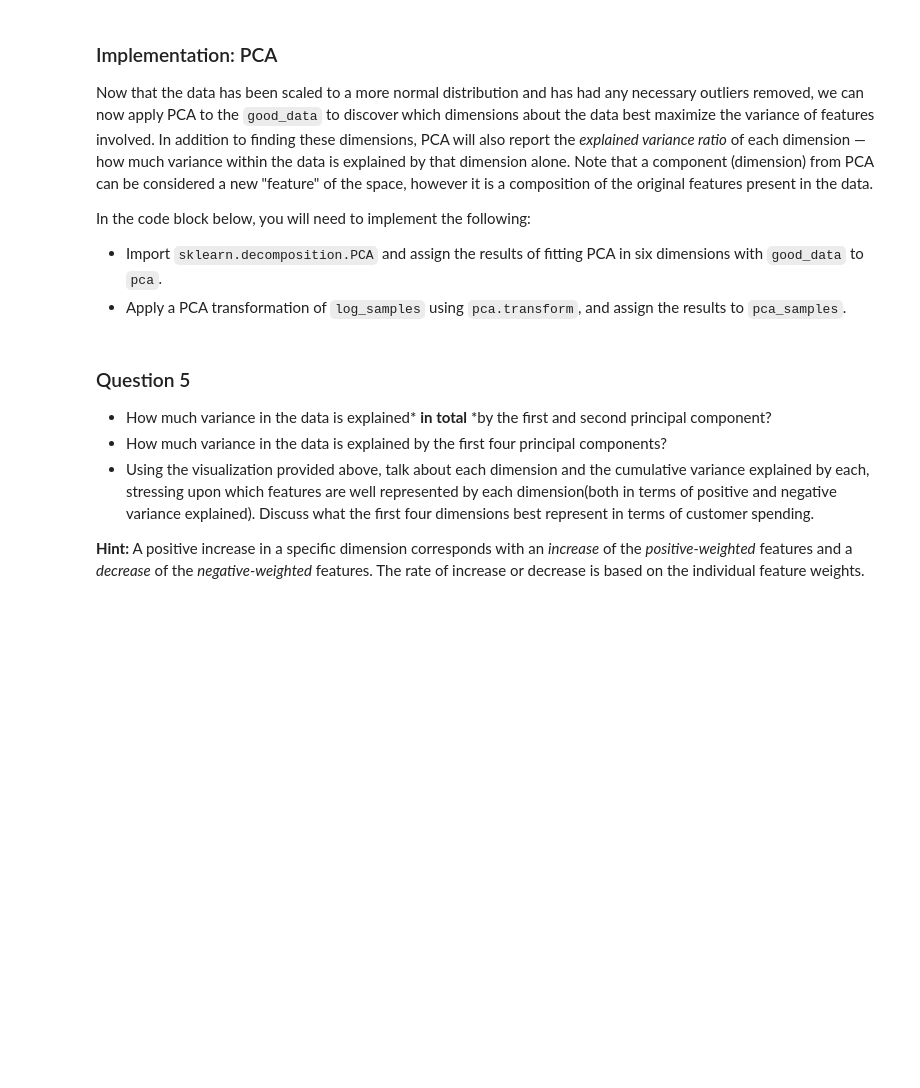
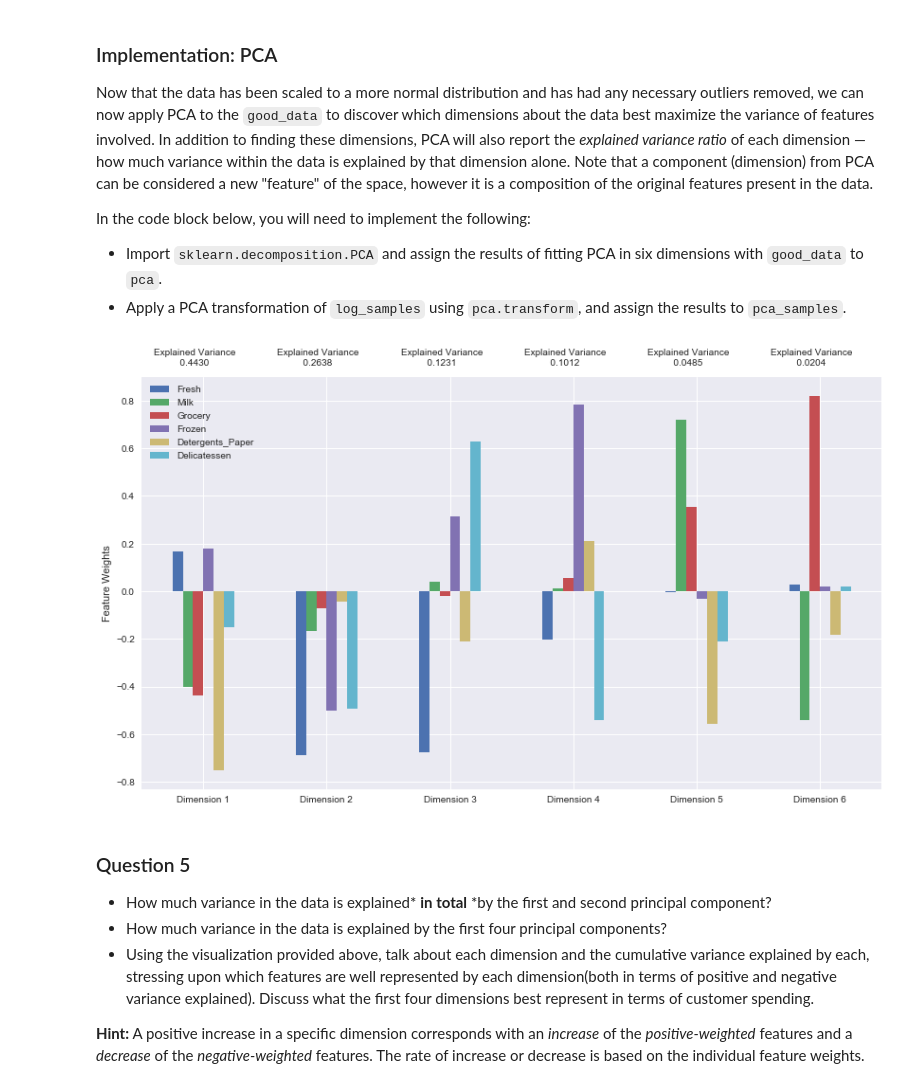
Before and after one commit to vedmitra/machine-learning_u, a Jupyter notebook: customer_segments/customer_segments.ipynb, the cells around one changed output. Drawn from its saved outputs; the diff is of its cells as text; code cells hidden in the pictures; blank space fills up the shorter version.

```diff
--- a/customer_segments/customer_segments.ipynb
+++ b/customer_segments/customer_segments.ipynb
@@ -110,8 +119,8 @@ new_data = data.drop(['Detergents_Paper'], axis = 1, inplace = False)
 X_train, X_test, y_train, y_test = train_test_split(new_data,data['Detergents_Paper'],test_size=0.25,random_state=1)
 
 # TODO: Create a decision tree regressor and fit it to the training set
-regressor = DecisionTreeRegressor()
+regressor = DecisionTreeRegressor(random_state=0)
 regressor.fit(X_train,y_train)
 
 # TODO: Report the score of the prediction using the testing set
-score = regressor.predict(X_test)
+score = regressor.score(X_test, y_test)
@@ -127,0 +146,16 @@ score = regressor.predict(X_test)
+# %%
+all_features = ['Fresh','Milk','Grocery','Frozen','Detergents_Paper','Delicatessen']
+print('R^2 scores:')
+for feature in all_features:
+    new_data = data.drop([feature], axis = 1, inplace = False)
+    # Split the data into training and testing sets(0.25) using the given feature as the target
+    # Set a random state.
+    X_train, X_test, y_train, y_test = train_test_split(new_data,data[feature],test_size=0.25,random_state=1)
+
+    # reate a decision tree regressor and fit it to the training set
+    regressor = DecisionTreeRegressor(random_state=0)
+    regressor.fit(X_train,y_train)
+
+    # Report the score of the prediction using the testing set
+    score = regressor.score(X_test, y_test)
+    print('\t' + feature + ':   ' + str(score))
@@ -181,24 +256,30 @@ In the code block below, you will need to implement the following:
 **NOTE:** If you choose to remove any outliers, ensure that the sample data does not contain any of these points!
 Once you have performed this implementation, the dataset will be stored in the variable `good_data`.
 # %%
+outlier_indices = []
 # For each feature find the data points with extreme high or low values
 for feature in log_data.keys():
 
     # TODO: Calculate Q1 (25th percentile of the data) for the given feature
-    Q1 = None
+    Q1 = np.percentile(log_data[feature],25)
 
     # TODO: Calculate Q3 (75th percentile of the data) for the given feature
-    Q3 = None
+    Q3 = np.percentile(log_data[feature],75)
 
     # TODO: Use the interquartile range to calculate an outlier step (1.5 times the interquartile range)
-    step = None
+    step = 1.5*(Q3-Q1)
 
     # Display the outliers
     print("Data points considered outliers for the feature '{}':".format(feature))
     display(log_data[~((log_data[feature] >= Q1 - step) & (log_data[feature] <= Q3 + step))])
 
+    # Outlier Indices
+    indices = log_data[~((log_data[feature] >= Q1 - step) & (log_data[feature] <= Q3 + step))].index.tolist()
+    outlier_indices = outlier_indices+indices
+
+outlier_indices = list(set([x for x in outlier_indices if outlier_indices.count(x) > 1]))
 # OPTIONAL: Select the indices for data points you wish to remove
-outliers  = []
+outliers  = outlier_indices
 
 # Remove the outliers, if any were specified
 good_data = log_data.drop(log_data.index[outliers]).reset_index(drop = True)
@@ -224,13 +369,17 @@ In the code block below, you will need to implement the following:
  - Apply a PCA transformation of `log_samples` using `pca.transform`, and assign the results to `pca_samples`.
 # %%
 # TODO: Apply PCA by fitting the good data with the same number of dimensions as features
-pca = None
+from sklearn.decomposition import PCA
+pca = PCA(n_components=6)
+pca.fit(good_data)
 
 # TODO: Transform log_samples using the PCA fit above
-pca_samples = None
+pca_samples = pca.transform(log_samples)
 
 # Generate PCA results plot
 pca_results = vs.pca_results(good_data, pca)
+# %% [output]
+[figure, added]
 # %% [markdown]
 ### Question 5
 
```
Also changed, not shown: parts of 24 cells of this notebook.
